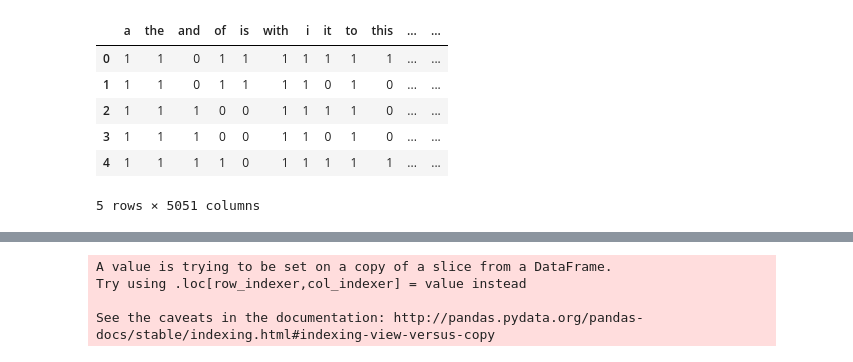
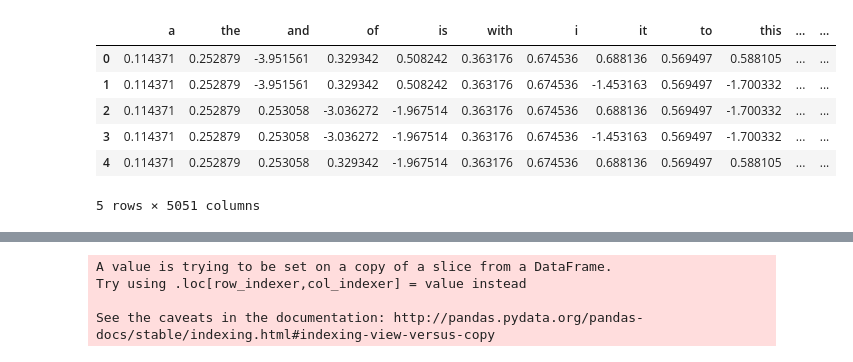
Before and after one commit to ihinterg/Data401A2, a Jupyter notebook: clu/clu - neural network regression.ipynb, the cells around one changed output, grey strips where cells are left out. Cells and saved outputs as stored; diff of their text form; code cells hidden in the pictures.

```diff
--- a/clu/clu - neural network regression.ipynb
+++ b/clu/clu - neural network regression.ipynb
@@ -5,18 +5,19 @@ from feedforwardNeuralNetwork import *
 # %%
 depcols = json.load(open("dependent_variables.json", "r"))
 indepcols = json.load(open("independent_variables.json", "r"))
 
 finaldf = pd.read_csv("for_neural_regression.csv")
 targets = finaldf[depcols]
-independents = finaldf[indepcols]
+independents = pd.read_csv("neural_network_data_normalized.csv")
+#independents = finaldf[indepcols]
 independents.head()
 # %% [output]
 |  | a | the | and | of | is | with | i | it | to | this | ... | ... |
-| 0 | 1 | 1 | 0 | 1 | 1 | 1 | 1 | 1 | 1 | 1 | ... | ... |
-| 1 | 1 | 1 | 0 | 1 | 1 | 1 | 1 | 0 | 1 | 0 | ... | ... |
-| 2 | 1 | 1 | 1 | 0 | 0 | 1 | 1 | 1 | 1 | 0 | ... | ... |
-| 3 | 1 | 1 | 1 | 0 | 0 | 1 | 1 | 0 | 1 | 0 | ... | ... |
-| 4 | 1 | 1 | 1 | 1 | 0 | 1 | 1 | 1 | 1 | 1 | ... | ... |
+| 0 | 0.114371 | 0.252879 | -3.951561 | 0.329342 | 0.508242 | 0.363176 | 0.674536 | 0.688136 | 0.569497 | 0.588105 | ... | ... |
+| 1 | 0.114371 | 0.252879 | -3.951561 | 0.329342 | 0.508242 | 0.363176 | 0.674536 | -1.453163 | 0.569497 | -1.700332 | ... | ... |
+| 2 | 0.114371 | 0.252879 | 0.253058 | -3.036272 | -1.967514 | 0.363176 | 0.674536 | 0.688136 | 0.569497 | -1.700332 | ... | ... |
+| 3 | 0.114371 | 0.252879 | 0.253058 | -3.036272 | -1.967514 | 0.363176 | 0.674536 | -1.453163 | 0.569497 | -1.700332 | ... | ... |
+| 4 | 0.114371 | 0.252879 | 0.253058 | 0.329342 | -1.967514 | 0.363176 | 0.674536 | 0.688136 | 0.569497 | 0.588105 | ... | ... |
 5 rows × 5051 columns
 # %%
 np.var((independents["a"] - independents["a"].mean()) / np.sqrt(independents["a"].var()))
```
Also changed, not shown: parts of 17 cells of this notebook, 2 other files.
